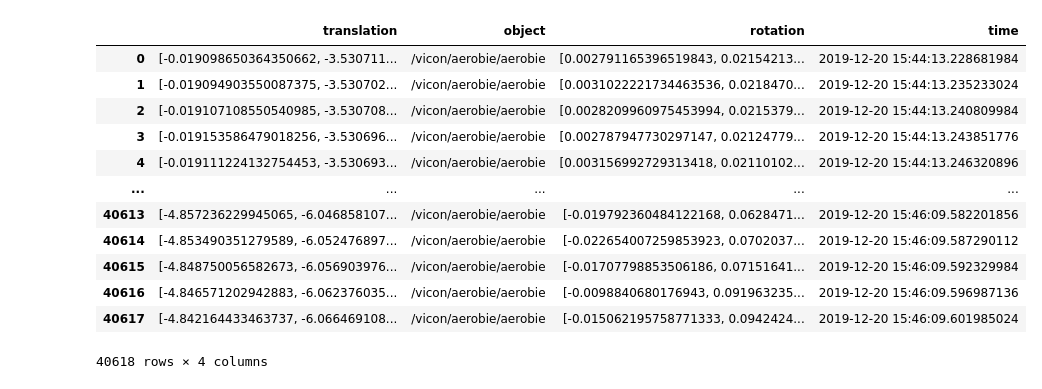
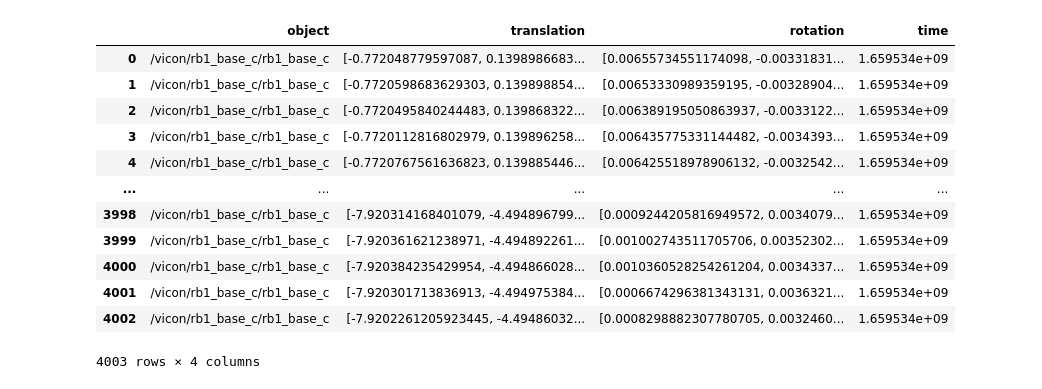
Before and after one commit to priirf/Vicon_Pos_Converter, a Jupyter notebook: data_preprocessing.ipynb, the cells around one changed output. Drawn from its saved outputs; the diff is of its cells as text; code cells hidden in the pictures.

Commit message:
add interface to plot the heatmap and vicon coordinates including tutorials

```diff
--- a/data_preprocessing.ipynb
+++ b/data_preprocessing.ipynb
@@ -11,11 +11,10 @@ import matplotlib.pylab as plt
 sf_data = []
 vicon_data = []
 
-for line in open("sensor_floor_data.txt", "r"):
+for line in open("../Dataset_sensor_floor/sensorfloor_measurement/sensor_floor_data_03082022_moving_around.txt", "r"):
     sf_data.append(json.loads(line))
 
 df_sf = pd.DataFrame(sf_data)
-df_sf.to_csv('out_1.csv')
 df_sf
 # %% [output]
 |  | timestamp | strip_id | node_id | data | column_num | ID |
@@ -91,12 +70,0 @@ See the caveats in the documentation: https://pandas.pydata.org/pandas-docs/stab
-# %%
-#2nd option but slower
-df_sf_buf = df_sf.explode('data')
-df_sf_proc = pd.json_normalize(json.loads(df_sf_buf.to_json(orient="records")))
-df_sf_proc.rename(columns={'data.r':'rssi','data.m':'magnetometer'}, inplace=True)
-
-df_sf_proc[['mx','my','mz']] = pd.DataFrame(df_sf_proc.magnetometer.to_list(), index = df_sf_proc.index)
-df_sf_proc['rssi'] = df_sf_proc['rssi'].str.get(0)
-df_sf_proc = df_sf_proc.drop(columns=['magnetometer'])
-df_sf_proc[['strip_id', 'node_id']] = df_sf_proc[['strip_id', 'node_id']].astype(int)
-df_sf_proc.to_csv('out_2.csv')
-df_sf_proc
@@ -148,21 +145,22 @@ df_sf_final
 # %%
-for line in open("vicon_data.txt", "r"):
+#DATASET OF VICON COORDINATES
+for line in open("../Dataset_sensor_floor/vicon_measurement/vicon_data_03082022_moving_around.txt", "r"):
     vicon_data.append(json.loads(line))
 
 df_vicon = pd.DataFrame(vicon_data)
-df_vicon['time'] = pd.to_datetime(df_vicon['time'],unit='s')
+#df_vicon['time'] = pd.to_datetime(df_vicon['time'],unit='s')
 df_vicon
 # %% [output]
-|  | translation | object | rotation | time |
-| 0 | [-0.019098650364350662, -3.530711... | /vicon/aerobie/aerobie | [0.002791165396519843, 0.02154213... | 2019-12-20 15:44:13.228681984 |
-| 1 | [-0.019094903550087375, -3.530702... | /vicon/aerobie/aerobie | [0.0031022221734463536, 0.0218470... | 2019-12-20 15:44:13.235233024 |
-| 2 | [-0.019107108550540985, -3.530708... | /vicon/aerobie/aerobie | [0.0028209960975453994, 0.0215379... | 2019-12-20 15:44:13.240809984 |
-| 3 | [-0.019153586479018256, -3.530696... | /vicon/aerobie/aerobie | [0.002787947730297147, 0.02124779... | 2019-12-20 15:44:13.243851776 |
-| 4 | [-0.019111224132754453, -3.530693... | /vicon/aerobie/aerobie | [0.003156992729313418, 0.02110102... | 2019-12-20 15:44:13.246320896 |
+|  | object | translation | rotation | time |
+| 0 | /vicon/rb1_base_c/rb1_base_c | [-0.772048779597087, 0.1398986683... | [0.00655734551174098, -0.00331831... | 1.659534e+09 |
+| 1 | /vicon/rb1_base_c/rb1_base_c | [-0.7720598683629303, 0.139898854... | [0.00653330989359195, -0.00328904... | 1.659534e+09 |
+| 2 | /vicon/rb1_base_c/rb1_base_c | [-0.7720495840244483, 0.139868322... | [0.006389195050863937, -0.0033122... | 1.659534e+09 |
+| 3 | /vicon/rb1_base_c/rb1_base_c | [-0.7720112816802979, 0.139896258... | [0.006435775331144482, -0.0034393... | 1.659534e+09 |
+| 4 | /vicon/rb1_base_c/rb1_base_c | [-0.7720767561636823, 0.139885446... | [0.006425518978906132, -0.0032542... | 1.659534e+09 |
 | ... | ... | ... | ... | ... |
-| 40613 | [-4.857236229945065, -6.046858107... | /vicon/aerobie/aerobie | [-0.019792360484122168, 0.0628471... | 2019-12-20 15:46:09.582201856 |
-| 40614 | [-4.853490351279589, -6.052476897... | /vicon/aerobie/aerobie | [-0.022654007259853923, 0.0702037... | 2019-12-20 15:46:09.587290112 |
-| 40615 | [-4.848750056582673, -6.056903976... | /vicon/aerobie/aerobie | [-0.01707798853506186, 0.07151641... | 2019-12-20 15:46:09.592329984 |
-| 40616 | [-4.846571202942883, -6.062376035... | /vicon/aerobie/aerobie | [-0.0098840680176943, 0.091963235... | 2019-12-20 15:46:09.596987136 |
-| 40617 | [-4.842164433463737, -6.066469108... | /vicon/aerobie/aerobie | [-0.015062195758771333, 0.0942424... | 2019-12-20 15:46:09.601985024 |
+| 3998 | /vicon/rb1_base_c/rb1_base_c | [-7.920314168401079, -4.494896799... | [0.0009244205816949572, 0.0034079... | 1.659534e+09 |
+| 3999 | /vicon/rb1_base_c/rb1_base_c | [-7.920361621238971, -4.494892261... | [0.001002743511705706, 0.00352302... | 1.659534e+09 |
+| 4000 | /vicon/rb1_base_c/rb1_base_c | [-7.920384235429954, -4.494866028... | [0.0010360528254261204, 0.0034337... | 1.659534e+09 |
+| 4001 | /vicon/rb1_base_c/rb1_base_c | [-7.920301713836913, -4.494975384... | [0.0006674296381343131, 0.0036321... | 1.659534e+09 |
+| 4002 | /vicon/rb1_base_c/rb1_base_c | [-7.9202261205923445, -4.49486032... | [0.0008298882307780705, 0.0032460... | 1.659534e+09 |
-40618 rows × 4 columns
+4003 rows × 4 columns
```
Also changed, not shown: parts of 12 cells of this notebook, 5 other files.
